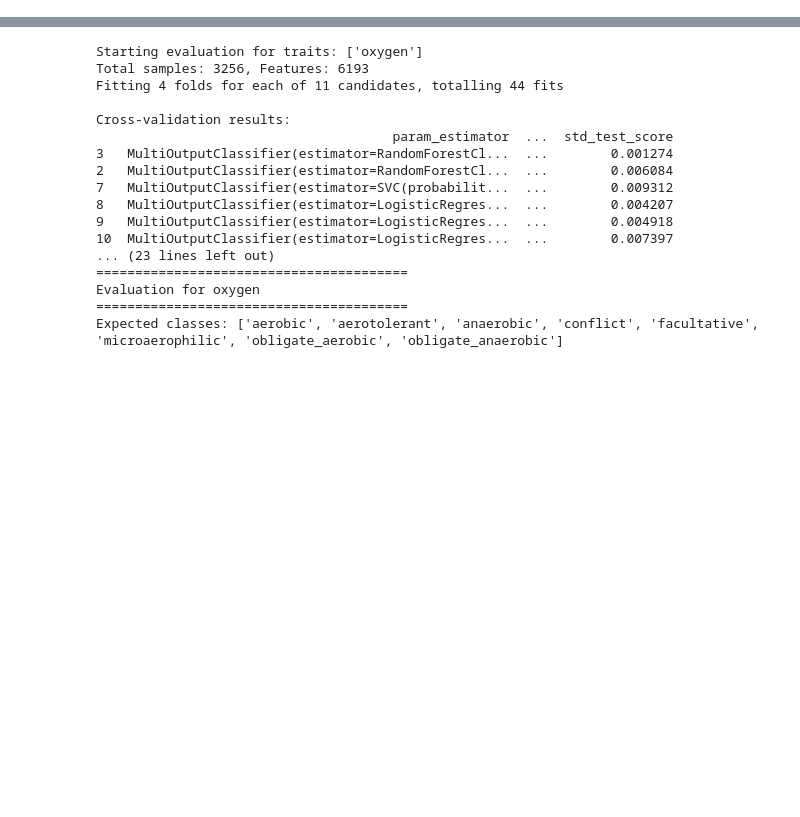
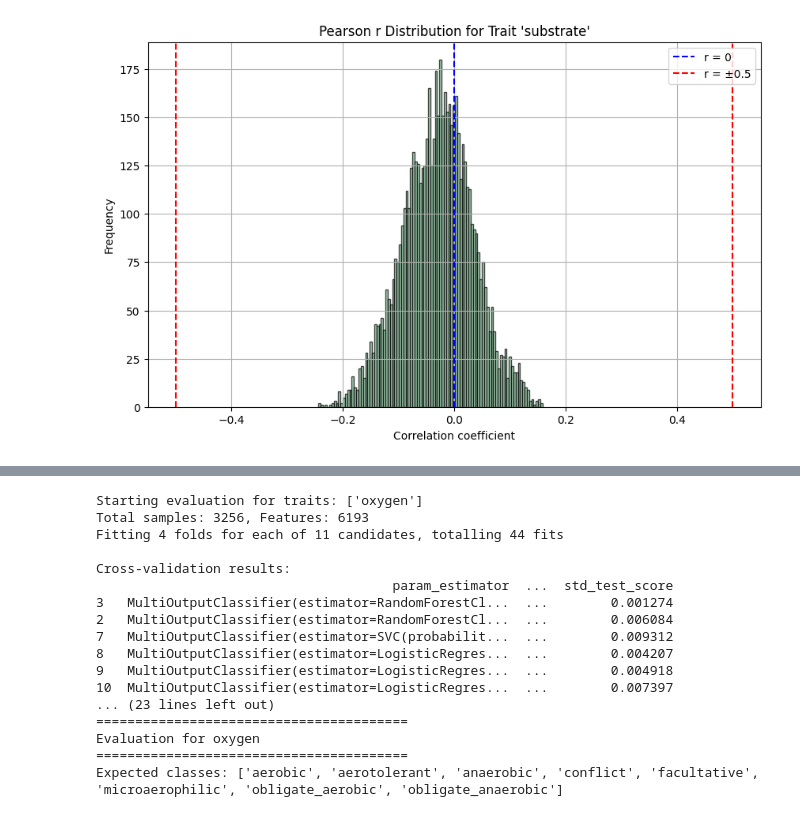
Before and after one commit to Ellaermeg/Eliah-Masters, a Jupyter notebook: Pipelines/Multilabel_pipline.ipynb, the cells around one changed output, grey strips where cells are left out. Saved outputs shown, nothing was run; the diff lists cells and outputs as text; code cells hidden in the pictures; blank space fills up the shorter version.

```diff
--- a/Pipelines/Multilabel_pipline.ipynb
+++ b/Pipelines/Multilabel_pipline.ipynb
@@ -46,7 +46,7 @@ param_grid = [
     }
 ]
 
-target_traits = ['oxygen']  # Add/remove traits as needed
+target_traits = ['substrate']  # Add/remove traits as needed
 # %%
 # Load and preprocess data
 terms_zip_path = 'C:/Users/eliah/Documents/Master/Eliah-Masters/Datasets/terms_KO.zip'
@@ -122,0 +123,69 @@ Name: count, dtype: int64
+# %%
+# 1) Grab the original X (with column names) back:
+orig_X, _ = processor.align_data(X_terms, y_combined)
+
+# 2) Get the boolean mask of features kept by VarianceThreshold:
+mask = selector.get_support()
+
+# 3) Extract those feature names:
+feature_names = orig_X.columns[mask]
+
+# 4) Rebuild a DataFrame so we can iterate .columns:
+X_sel_df = pd.DataFrame(X_aligned, columns=feature_names)
+
+# 5) Prepare a container for your per‐trait correlations:
+#    { trait_name: DataFrame(Feature, Correlation, p_value) }
+corr_results = {}
+
+for trait in Y_aligned.columns:
+    rs, ps = [], []
+    y_vals = Y_aligned[trait].values.astype(float)   # already encoded ints
+    for feat in X_sel_df.columns:
+        r, p = pearsonr(X_sel_df[feat].values, y_vals)
+        rs.append(r)
+        ps.append(p)
+    corr_results[trait] = pd.DataFrame({
+        'Feature': feature_names,
+        'Correlation': rs,
+        'p_value': ps
+    })
+
+# 6) Now you can inspect or filter each trait’s correlations:
+for trait, df in corr_results.items():
+    print(f"\nTop |r| features for trait '{trait}':")
+    display_df = df.assign(abs_r=df['Correlation'].abs()) \
+                   .sort_values('abs_r', ascending=False) \
+                   .drop(columns='abs_r') \
+                   .head(10)
+    print(display_df.to_string(index=False))
+
+top_corr_df = pd.concat([
+    df.assign(Trait=trait, abs_r=df['Correlation'].abs())
+      .sort_values('abs_r', ascending=False)
+      .drop(columns='abs_r')
+      .head(10)
+    for trait, df in corr_results.items()
+], ignore_index=True)
+
+# Now `top_corr_df` is ready for use in Data Wrangler or further analysis
+display(top_corr_df)
+
+for trait, df in corr_results.items():
+    plt.figure(figsize=(10, 6))
+    plt.hist(df['Correlation'], bins=100, edgecolor='black', alpha=0.7)
+    plt.title(f"Pearson r Distribution for Trait '{trait}'")
+    plt.axvline(0, color='blue', linestyle='--', label='r = 0')
+    plt.axvline(0.5, color='red', linestyle='--', label='r = ±0.5')
+    plt.axvline(-0.5, color='red', linestyle='--')
+    plt.xlabel('Correlation coefficient')
+    plt.ylabel('Frequency')
+    plt.legend()
+    plt.grid(True)
+    plt.show()
+
+
+for trait, encoder in label_encoders.items():
+    print(f"{trait} label mapping:")
+    for i, label in enumerate(encoder.classes_):
+        print(f"  {i} = {label}")
+# %% [output]
@@ -122,0 +215 @@ Name: count, dtype: int64
+[figure, added]
```
Also changed, not shown: parts of 4 cells of this notebook, 7 other files.
